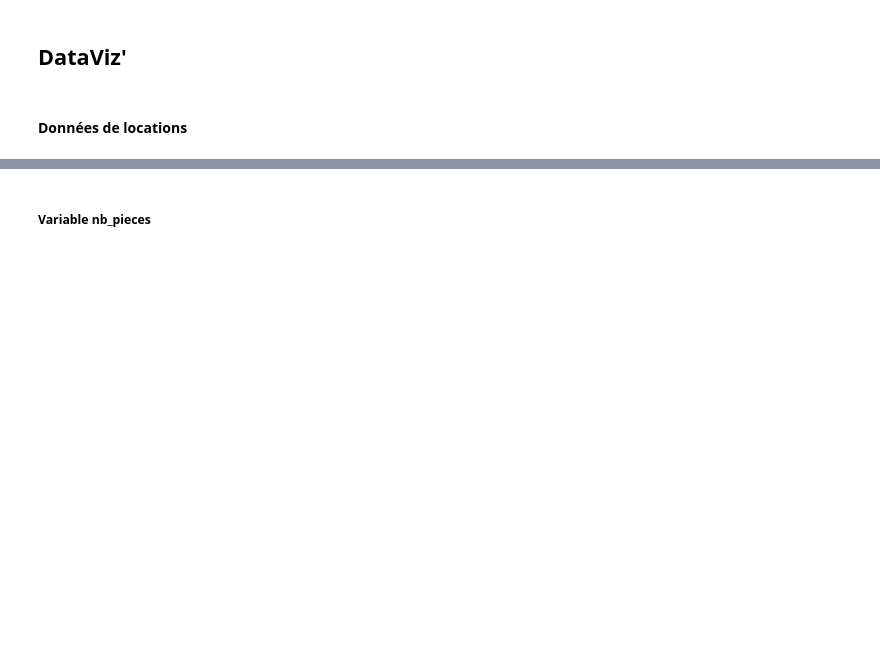
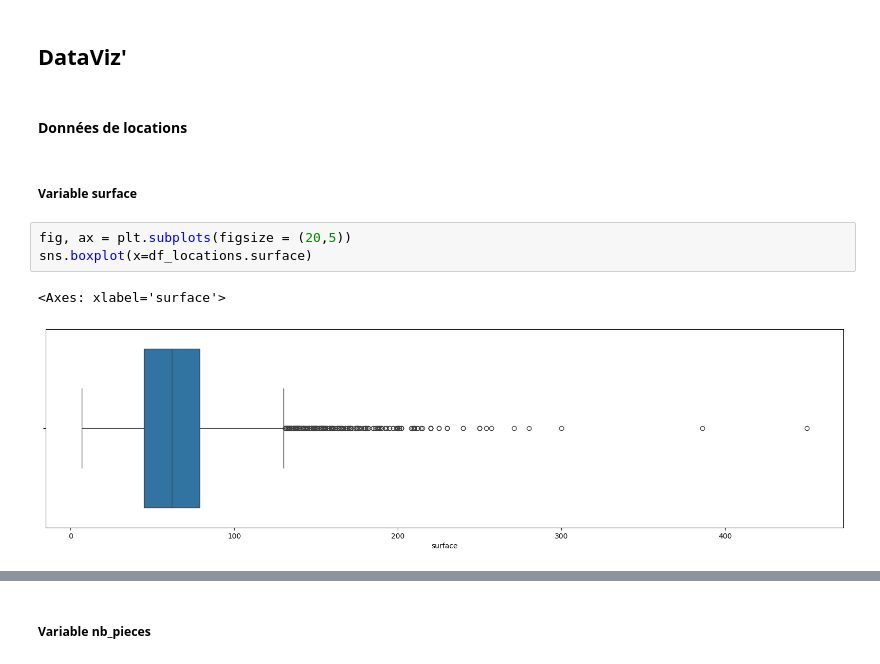
Before and after one commit to Hugues360/Projet_DS2025, a Jupyter notebook: Etape_1_Exploration_DataViz.ipynb, the cells around one changed output, grey strips where cells are left out. Drawn from its saved outputs; the diff is of its cells as text; blank space fills up the shorter version.

Commit message:
Ajout de viz surface/nb_pieces

```diff
--- a/Etape_1_Exploration_DataViz.ipynb
+++ b/Etape_1_Exploration_DataViz.ipynb
@@ -293,3 +299,11 @@ Après une prise de connaissance des contenus des fichiers csv, de la liste des
 ## DataViz'
 # %% [markdown]
 #### Données de locations
+# %% [markdown]
+##### Variable surface
+# %%
+fig, ax = plt.subplots(figsize = (20,5))
+sns.boxplot(x=df_locations.surface)
+# %% [output]
+<Axes: xlabel='surface'>
+[figure, added]
```
Also changed, not shown: parts of 32 cells of this notebook.
